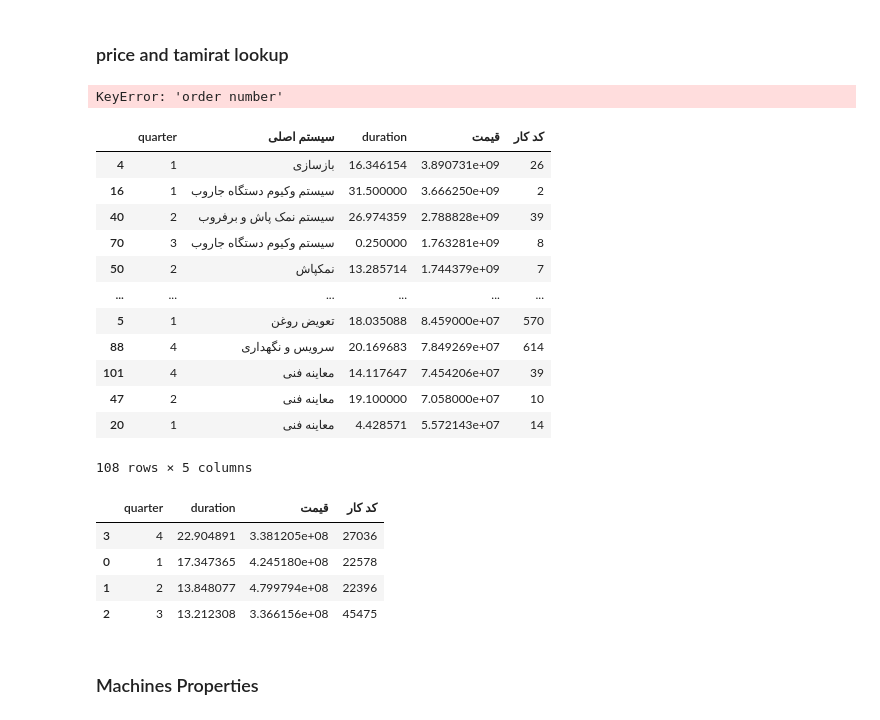
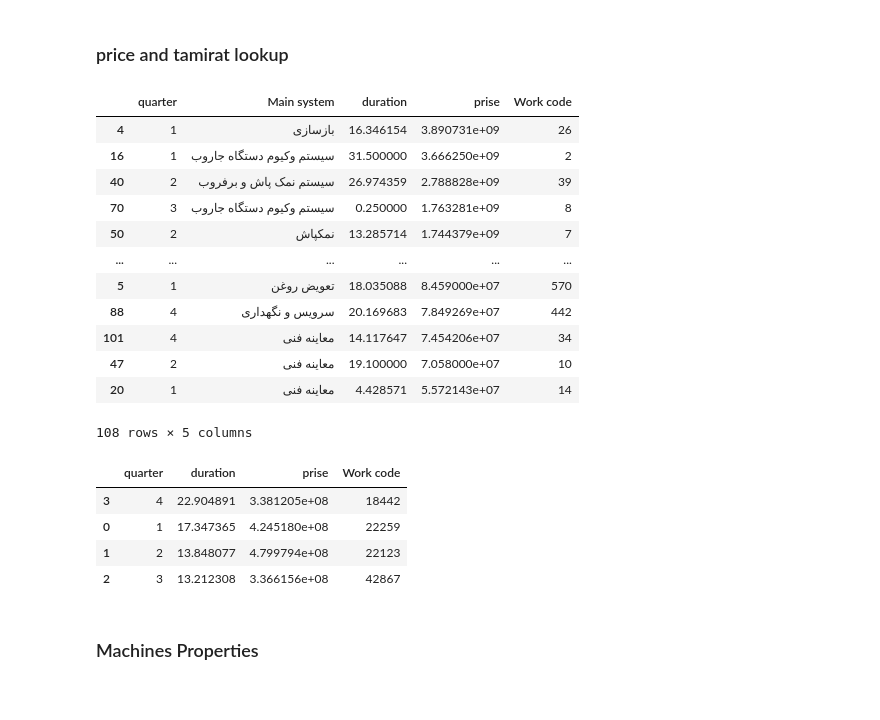
Before and after one commit to hamidhat45-boop/rahdari, a Jupyter notebook: notebook.ipynb, the cells around one changed output. Saved outputs shown, nothing was run; the diff lists cells and outputs as text; code cells hidden in the pictures.

```diff
--- a/notebook.ipynb
+++ b/notebook.ipynb
@@ -59,6 +42,3 @@ tamirat_data.drop(index=[0, 1, 2], inplace=True)
-# %%
-susbystem_drops = [' حسینی', 'شاپور جلالی', '*']
-tamirat_data = tamirat_data[~tamirat_data['sub system'].isin(susbystem_drops)]
 # %%
 px.bar(tamirat_data['Main system'].value_counts())
 # %%
@@ -117,9 +78,7 @@ price_data.sort_values('duration', ascending=False).head(10)
 # %% [markdown]
 ### price and tamirat lookup
 # %%
-merged_tamirat_price = tamirat_data.merge(price_data, left_on='order number', right_on='order number', how='left')
+merged_tamirat_price = tamirat_data.merge(price_data, left_on='order number', right_on='order number', how='inner')
 merged_tamirat_price['quarter'] = merged_tamirat_price["Repair date"].jalali.parse_jalali("%Y/%m/%d").jalali.quarter
-# %% [output]
-KeyError: 'order number'
 # %%
 px.scatter(
@@ -131,7 +90,7 @@ px.scatter(
 # %%
-merged_tamirat_price.groupby(['quarter', 'سیستم اصلی']).agg({'duration': 'mean', 'قیمت': 'mean', 'کد کار': 'count'}).reset_index().sort_values('قیمت', ascending=False)
+merged_tamirat_price.groupby(['quarter', 'Main system']).agg({'duration': 'mean', 'prise': 'mean', 'Work code': 'count'}).reset_index().sort_values('prise', ascending=False)
 # %% [output]
-|  | quarter | سیستم اصلی | duration | قیمت | کد کار |
+|  | quarter | Main system | duration | prise | Work code |
 | 4 | 1 | بازسازی | 16.346154 | 3.890731e+09 | 26 |
 | 16 | 1 | سیستم وکیوم دستگاه جاروب | 31.500000 | 3.666250e+09 | 2 |
 | 40 | 2 | سیستم نمک پاش و برفروب | 26.974359 | 2.788828e+09 | 39 |
@@ -139,18 +98,18 @@ merged_tamirat_price.groupby(['quarter', 'سیستم اصلی']).agg({'duration'
 | 50 | 2 | نمکپاش | 13.285714 | 1.744379e+09 | 7 |
 | ... | ... | ... | ... | ... | ... |
 | 5 | 1 | تعویض روغن | 18.035088 | 8.459000e+07 | 570 |
-| 88 | 4 | سرویس و نگهداری | 20.169683 | 7.849269e+07 | 614 |
-| 101 | 4 | معاینه فنی | 14.117647 | 7.454206e+07 | 39 |
+| 88 | 4 | سرویس و نگهداری | 20.169683 | 7.849269e+07 | 442 |
+| 101 | 4 | معاینه فنی | 14.117647 | 7.454206e+07 | 34 |
 | 47 | 2 | معاینه فنی | 19.100000 | 7.058000e+07 | 10 |
 | 20 | 1 | معاینه فنی | 4.428571 | 5.572143e+07 | 14 |
 108 rows × 5 columns
 # %%
-merged_tamirat_price.groupby(['quarter']).agg({'duration': 'mean', 'قیمت': 'mean', 'کد کار': 'count'}).reset_index().sort_values('duration', ascending=False)
+merged_tamirat_price.groupby(['quarter']).agg({'duration': 'mean', 'prise': 'mean', 'Work code': 'count'}).reset_index().sort_values('duration', ascending=False)
 # %% [output]
-|  | quarter | duration | قیمت | کد کار |
-| 3 | 4 | 22.904891 | 3.381205e+08 | 27036 |
-| 0 | 1 | 17.347365 | 4.245180e+08 | 22578 |
-| 1 | 2 | 13.848077 | 4.799794e+08 | 22396 |
-| 2 | 3 | 13.212308 | 3.366156e+08 | 45475 |
+|  | quarter | duration | prise | Work code |
+| 3 | 4 | 22.904891 | 3.381205e+08 | 18442 |
+| 0 | 1 | 17.347365 | 4.245180e+08 | 22259 |
+| 1 | 2 | 13.848077 | 4.799794e+08 | 22123 |
+| 2 | 3 | 13.212308 | 3.366156e+08 | 42867 |
 # %%
 px.scatter(
```
Also changed, not shown: parts of 17 cells of this notebook, 2 other files.
